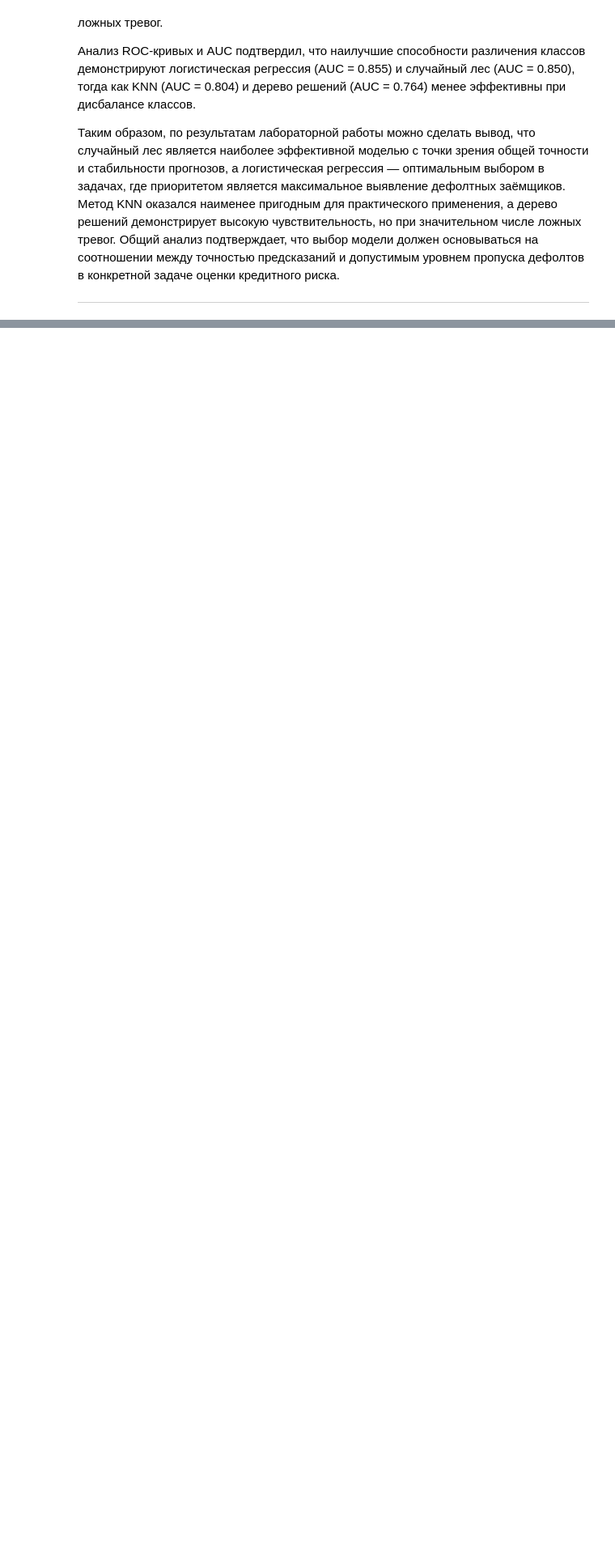
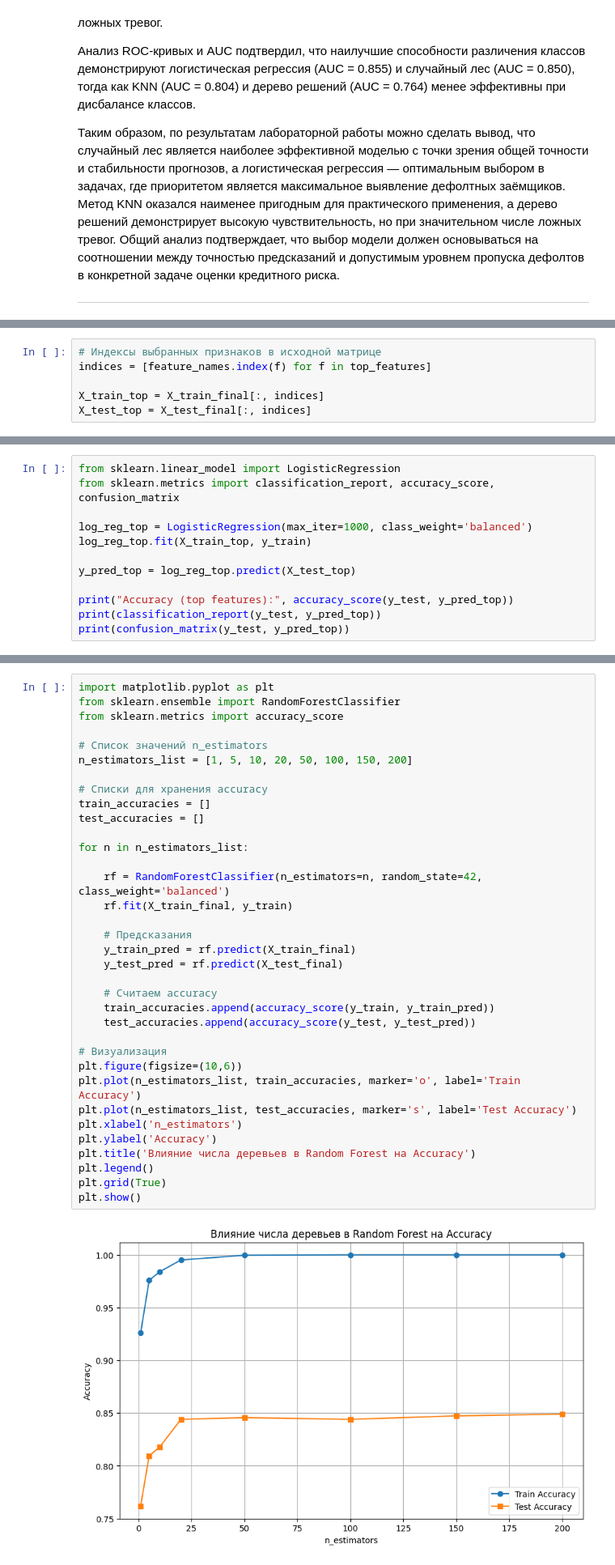
Before and after one commit to sunnerfuer/LR_5_DA, a Jupyter notebook: ЛР5_Дерябина_4.ipynb, the cells around one changed output, grey strips where cells are left out. Shown at 81% size. Cells and saved outputs as stored; diff of their text form; blank space fills up the shorter version.

```diff
--- a/ЛР5_Дерябина_4.ipynb
+++ b/ЛР5_Дерябина_4.ipynb
@@ -488,0 +579,6 @@ plt.show()
+# %%
+# Индексы выбранных признаков в исходной матрице
+indices = [feature_names.index(f) for f in top_features]
+
+X_train_top = X_train_final[:, indices]
+X_test_top = X_test_final[:, indices]
@@ -488,0 +587,12 @@ plt.show()
+# %%
+from sklearn.linear_model import LogisticRegression
+from sklearn.metrics import classification_report, accuracy_score, confusion_matrix
+
+log_reg_top = LogisticRegression(max_iter=1000, class_weight='balanced')
+log_reg_top.fit(X_train_top, y_train)
+
+y_pred_top = log_reg_top.predict(X_test_top)
+
+print("Accuracy (top features):", accuracy_score(y_test, y_pred_top))
+print(classification_report(y_test, y_pred_top))
+print(confusion_matrix(y_test, y_pred_top))
@@ -488,0 +771,37 @@ plt.show()
+# %%
+import matplotlib.pyplot as plt
+from sklearn.ensemble import RandomForestClassifier
+from sklearn.metrics import accuracy_score
+
+# Список значений n_estimators
+n_estimators_list = [1, 5, 10, 20, 50, 100, 150, 200]
+
+# Списки для хранения accuracy
+train_accuracies = []
+test_accuracies = []
+
+for n in n_estimators_list:
+
+    rf = RandomForestClassifier(n_estimators=n, random_state=42, class_weight='balanced')
+    rf.fit(X_train_final, y_train)
+
+    # Предсказания
+    y_train_pred = rf.predict(X_train_final)
+    y_test_pred = rf.predict(X_test_final)
+
+    # Считаем accuracy
+    train_accuracies.append(accuracy_score(y_train, y_train_pred))
+    test_accuracies.append(accuracy_score(y_test, y_test_pred))
+
+# Визуализация
+plt.figure(figsize=(10,6))
+plt.plot(n_estimators_list, train_accuracies, marker='o', label='Train Accuracy')
+plt.plot(n_estimators_list, test_accuracies, marker='s', label='Test Accuracy')
+plt.xlabel('n_estimators')
+plt.ylabel('Accuracy')
+plt.title('Влияние числа деревьев в Random Forest на Accuracy')
+plt.legend()
+plt.grid(True)
+plt.show()
+# %% [output]
+[figure, added]
```
Also changed, not shown: parts of 25 cells of this notebook.
